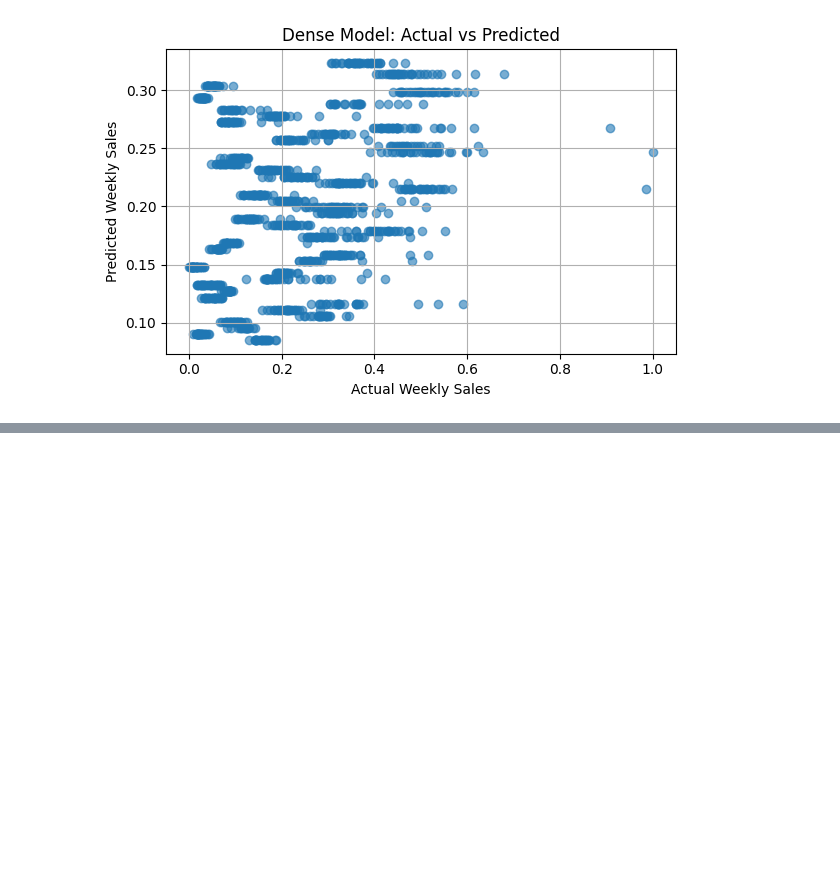
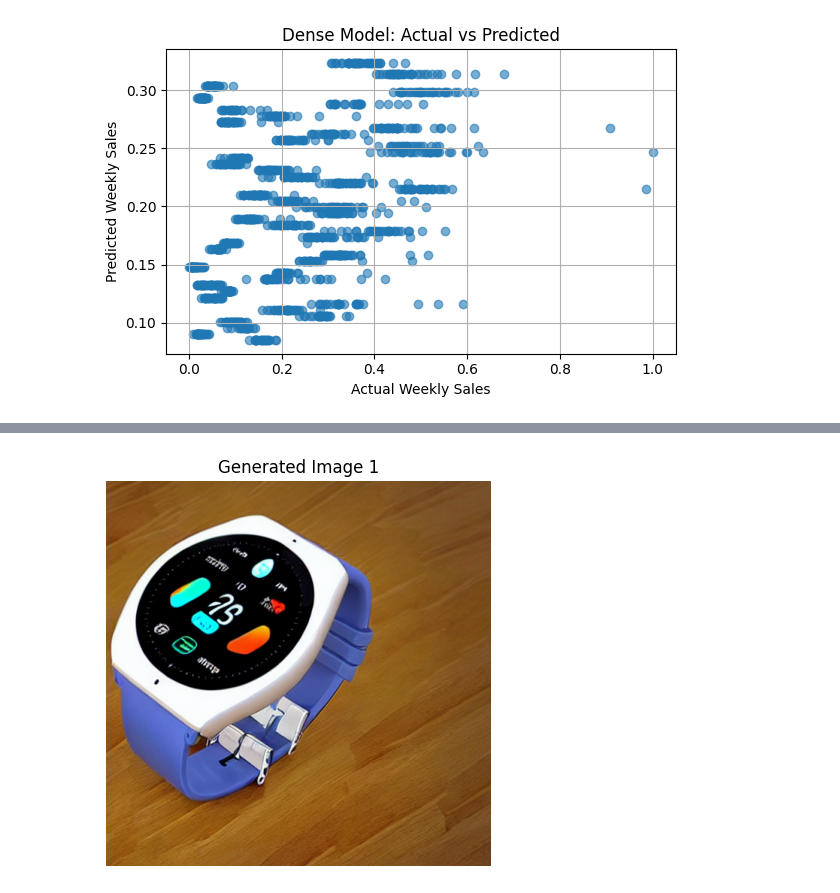
Before and after one commit to Emaan-Munib/Business-Prediction-Model, a Jupyter notebook: Business_Prediction_Model.ipynb, the cells around one changed output, grey strips where cells are left out. Cells and saved outputs as stored; diff of their text form; code cells hidden in the pictures; blank space fills up the shorter version.

```diff
--- a/Business_Prediction_Model.ipynb
+++ b/Business_Prediction_Model.ipynb
@@ -742,0 +943,27 @@ MSE: 0.02
+# %%
+import torch
+from diffusers import StableDiffusionPipeline
+import matplotlib.pyplot as plt
+
+# Initialize the Stable Diffusion model
+model_id = "runwayml/stable-diffusion-v1-5"
+pipeline = StableDiffusionPipeline.from_pretrained(model_id)
+pipeline = pipeline.to('cuda' if torch.cuda.is_available() else 'cpu')
+
+# Text-to-Image Generation
+
+def generate_product_image(prompt, num_images=1):
+    images = pipeline(prompt, num_inference_steps=50, guidance_scale=7.5).images
+
+    # Display the images
+    for i, img in enumerate(images):
+        plt.figure(figsize=(5, 5))
+        plt.imshow(img)
+        plt.axis('off')
+        plt.title(f"Generated Image {i+1}")
+        plt.show()
+
+# Example Usage:
+generate_product_image("A futuristic smartwatch with holographic display")
+# %% [output]
+[figure, added]
```
Also changed, not shown: parts of 9 cells of this notebook.
